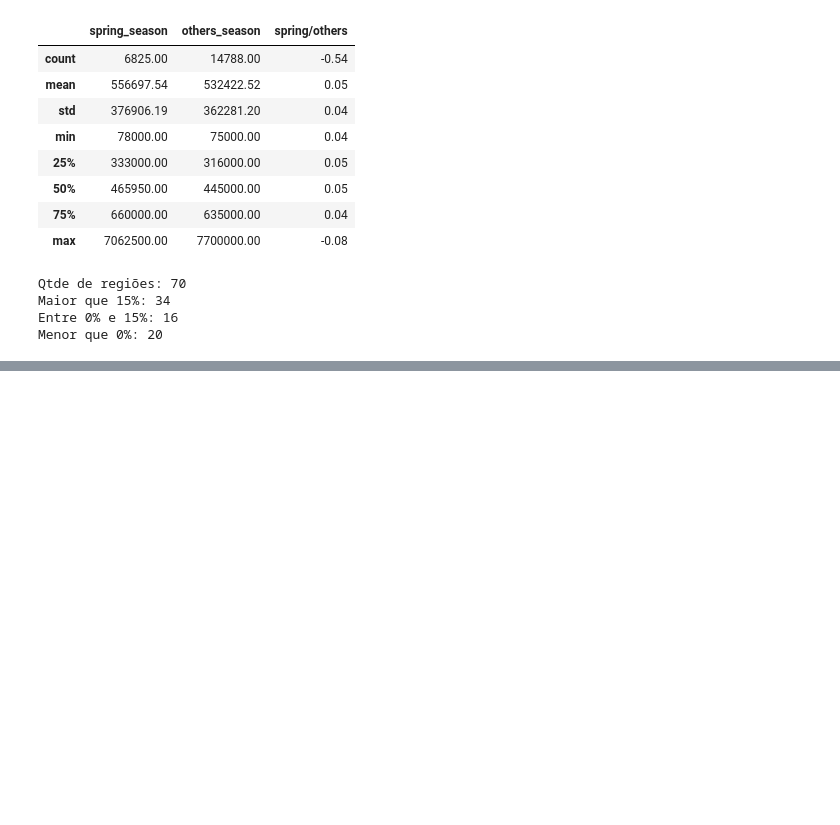
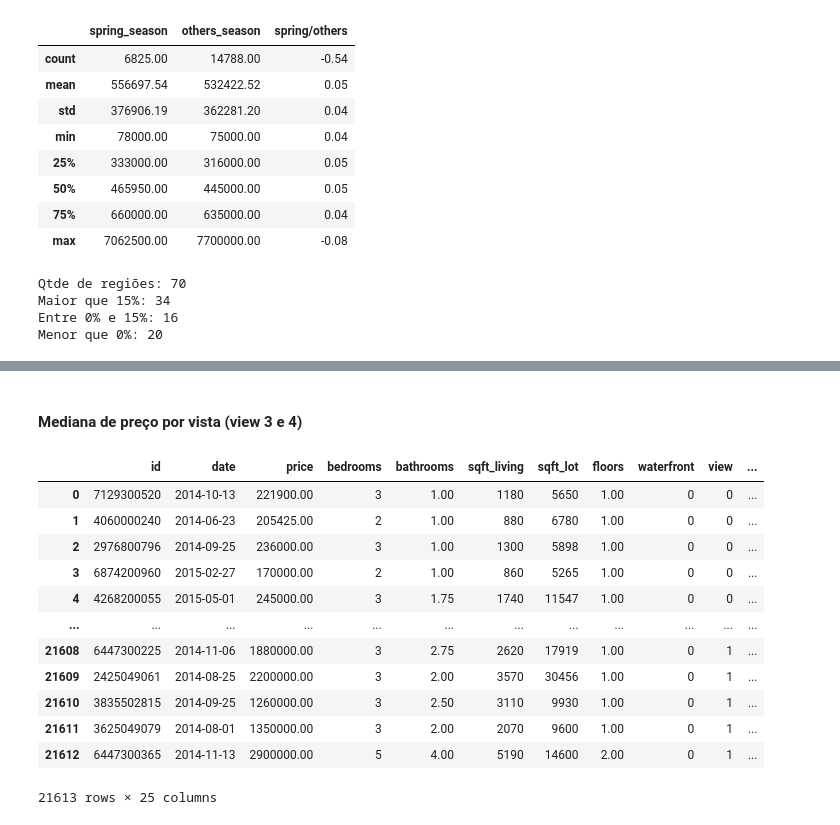
Before and after one commit to gdelimacarvalho/house_rocket_project, a Jupyter notebook: House_Rocket_project.ipynb, the cells around one changed output, grey strips where cells are left out. Drawn from its saved outputs; the diff is of its cells as text; code cells hidden in the pictures; blank space fills up the shorter version.

```diff
--- a/House_Rocket_project.ipynb
+++ b/House_Rocket_project.ipynb
@@ -348,0 +421,20 @@ np.percentile(data['price'], 75)
+# %% [markdown]
+#### Mediana de preço por vista (view 3 e 4)
+# %%
+median_view = data[['view', 'price']].groupby('view').median().reset_index()
+data = data.merge(median_view, on='view', suffixes=('', '_view_median'))
+data
+# %% [output]
+|  | id | date | price | bedrooms | bathrooms | sqft_living | sqft_lot | floors | waterfront | view | ... |
+| 0 | 7129300520 | 2014-10-13 | 221900.00 | 3 | 1.00 | 1180 | 5650 | 1.00 | 0 | 0 | ... |
+| 1 | 4060000240 | 2014-06-23 | 205425.00 | 2 | 1.00 | 880 | 6780 | 1.00 | 0 | 0 | ... |
+| 2 | 2976800796 | 2014-09-25 | 236000.00 | 3 | 1.00 | 1300 | 5898 | 1.00 | 0 | 0 | ... |
+| 3 | 6874200960 | 2015-02-27 | 170000.00 | 2 | 1.00 | 860 | 5265 | 1.00 | 0 | 0 | ... |
+| 4 | 4268200055 | 2015-05-01 | 245000.00 | 3 | 1.75 | 1740 | 11547 | 1.00 | 0 | 0 | ... |
+| ... | ... | ... | ... | ... | ... | ... | ... | ... | ... | ... | ... |
+| 21608 | 6447300225 | 2014-11-06 | 1880000.00 | 3 | 2.75 | 2620 | 17919 | 1.00 | 0 | 1 | ... |
+| 21609 | 2425049061 | 2014-08-25 | 2200000.00 | 3 | 2.00 | 3570 | 30456 | 1.00 | 0 | 1 | ... |
+| 21610 | 3835502815 | 2014-09-25 | 1260000.00 | 3 | 2.50 | 3110 | 9930 | 1.00 | 0 | 1 | ... |
+| 21611 | 3625049079 | 2014-08-01 | 1350000.00 | 3 | 2.00 | 2070 | 9600 | 1.00 | 0 | 1 | ... |
+| 21612 | 6447300365 | 2014-11-13 | 2900000.00 | 5 | 4.00 | 5190 | 14600 | 2.00 | 0 | 1 | ... |
+21613 rows × 25 columns
```
Also changed, not shown: parts of 31 cells of this notebook.
